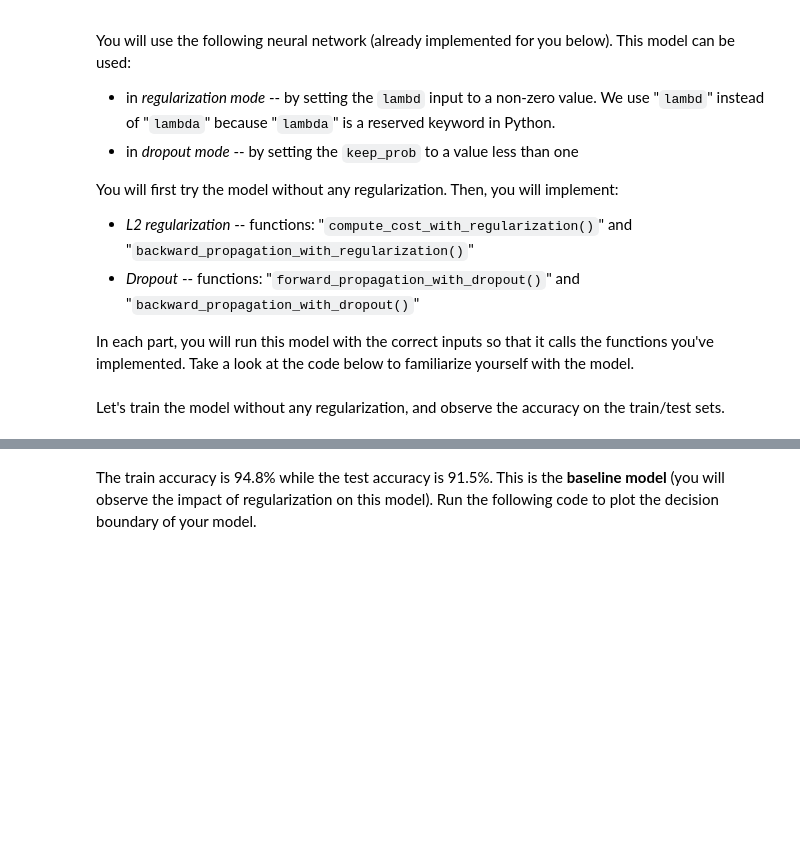
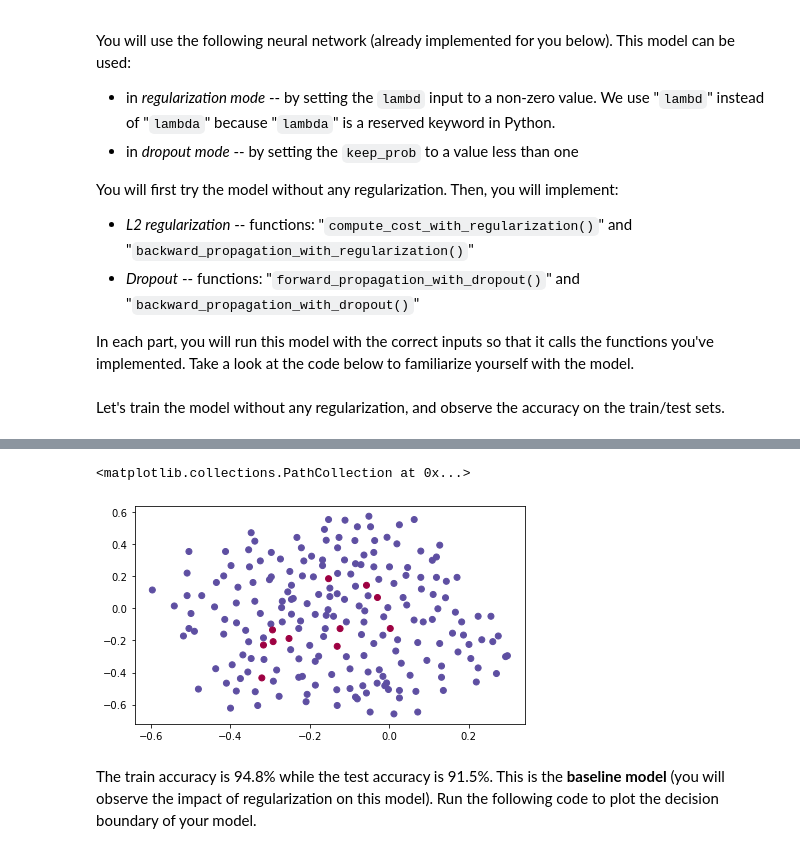
Before and after one commit to JeffreyJalal/deeplearning.ai, a Jupyter notebook: Improving Deep Neural Networks/Week1/Regularization/Regularization_v2a.ipynb, the cells around one changed output, grey strips where cells are left out. Cells and saved outputs as stored; diff of their text form; code cells hidden in the pictures; blank space fills up the shorter version.

```diff
--- a/Improving Deep Neural Networks/Week1/Regularization/Regularization_v2a.ipynb
+++ b/Improving Deep Neural Networks/Week1/Regularization/Regularization_v2a.ipynb
@@ -147,3 +175,8 @@ predictions_test = predict(test_X, test_Y, parameters)
+# %%
+plt.scatter(train_X[0, :], train_X[1, :], c=(train_Y[0, :]==predictions_train[0, :]), cmap=plt.cm.Spectral)
+# %% [output]
+<matplotlib.collections.PathCollection at 0x...>
+[figure, added]
 # %% [markdown]
 The train accuracy is 94.8% while the test accuracy is 91.5%. This is the **baseline model** (you will observe the impact of regularization on this model). Run the following code to plot the decision boundary of your model.
 # %%
```
Also changed, not shown: parts of 15 cells of this notebook, 3 other files.
